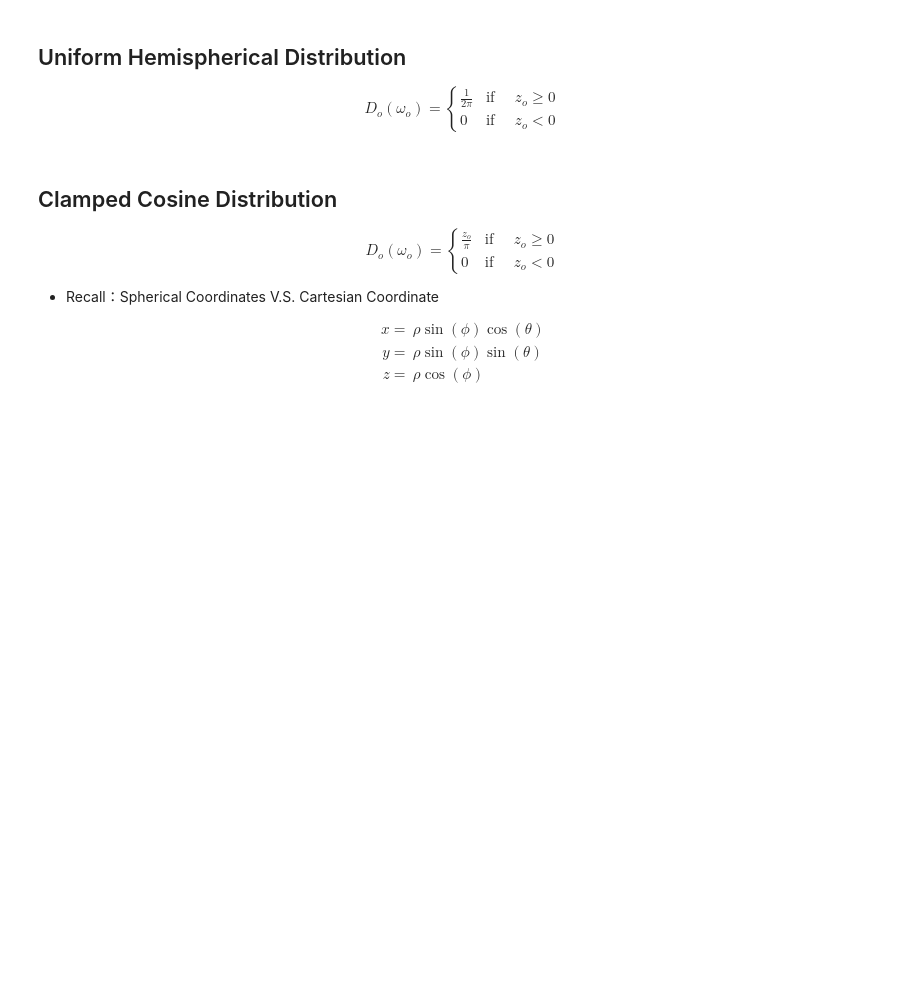
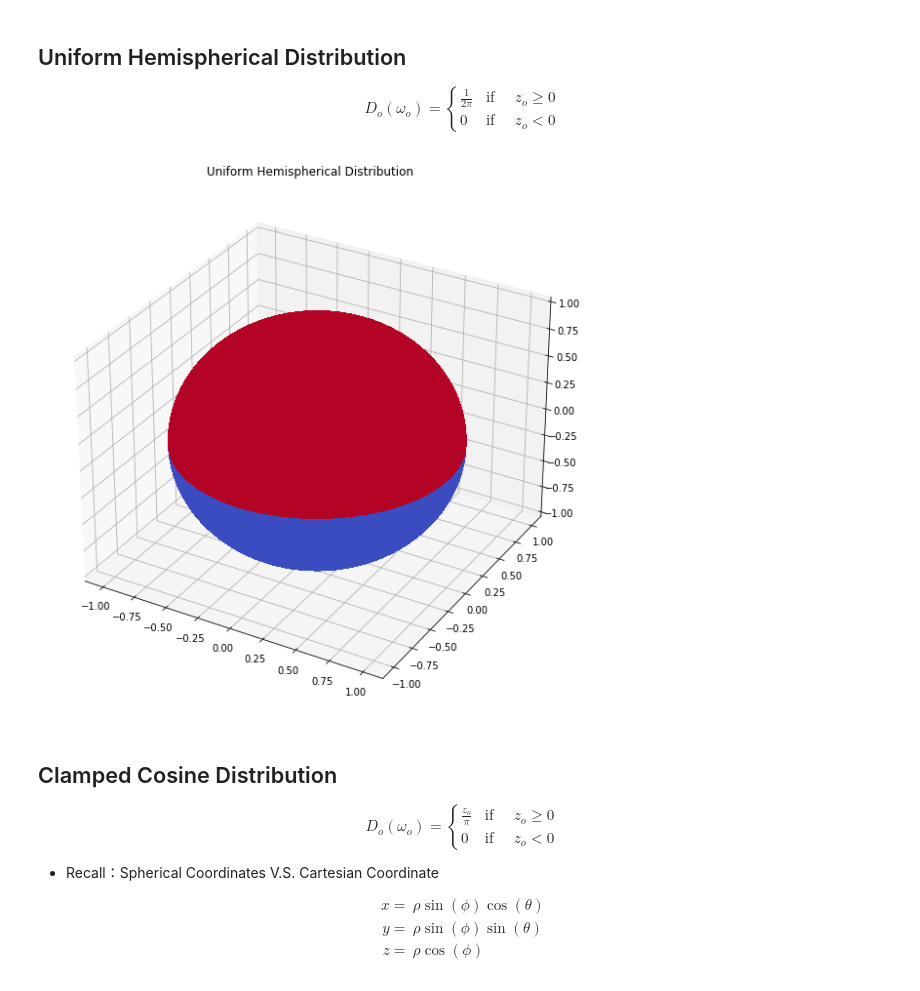
Before and after one commit to neil3d/math_viz, a Jupyter notebook: docs/spherical_distributions.ipynb, the cells around one changed output. Drawn from its saved outputs; the diff is of its cells as text; code cells hidden in the pictures; blank space fills up the shorter version.

```diff
--- a/docs/spherical_distributions.ipynb
+++ b/docs/spherical_distributions.ipynb
@@ -56,10 +79,14 @@ D_{o}(\omega_{o})=
 $$
 # %%
 def do_uniform_hemisphere(w):
-    if w[3]<0:
+    if w[2]<0:
         return 0
     else:
         return 1 / (2*np.pi)
+# %%
+spherical_plot(do_uniform_hemisphere,'Uniform Hemispherical Distribution')
+# %% [output]
+[figure, added]
 # %% [markdown]
 ## Clamped Cosine Distribution
 
```
Also changed, not shown: parts of 7 cells of this notebook.
